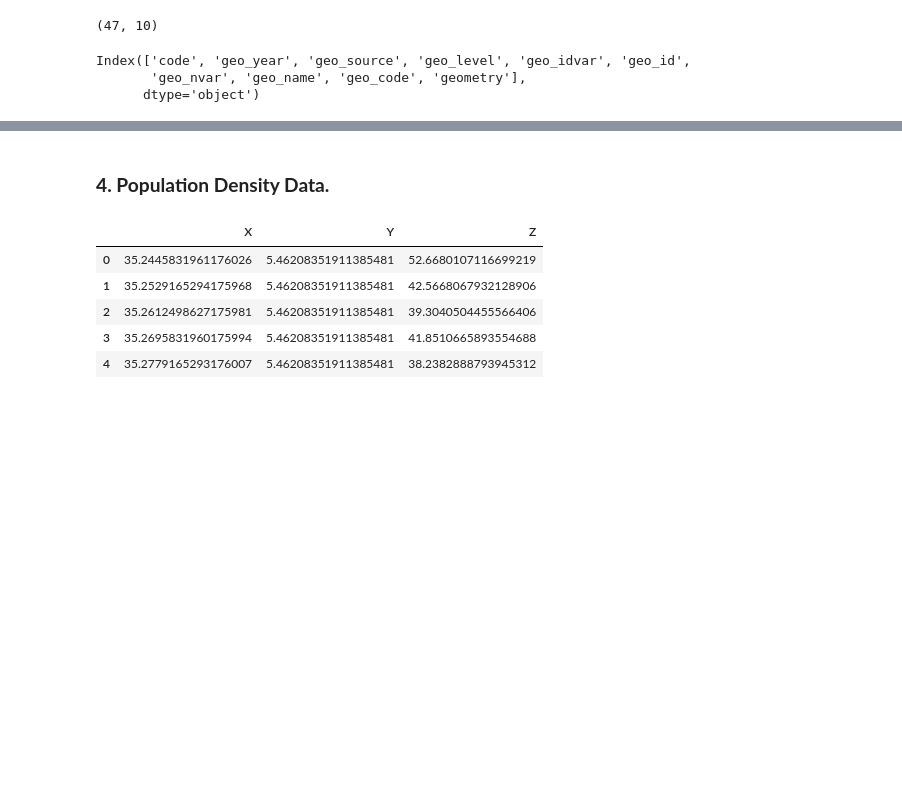
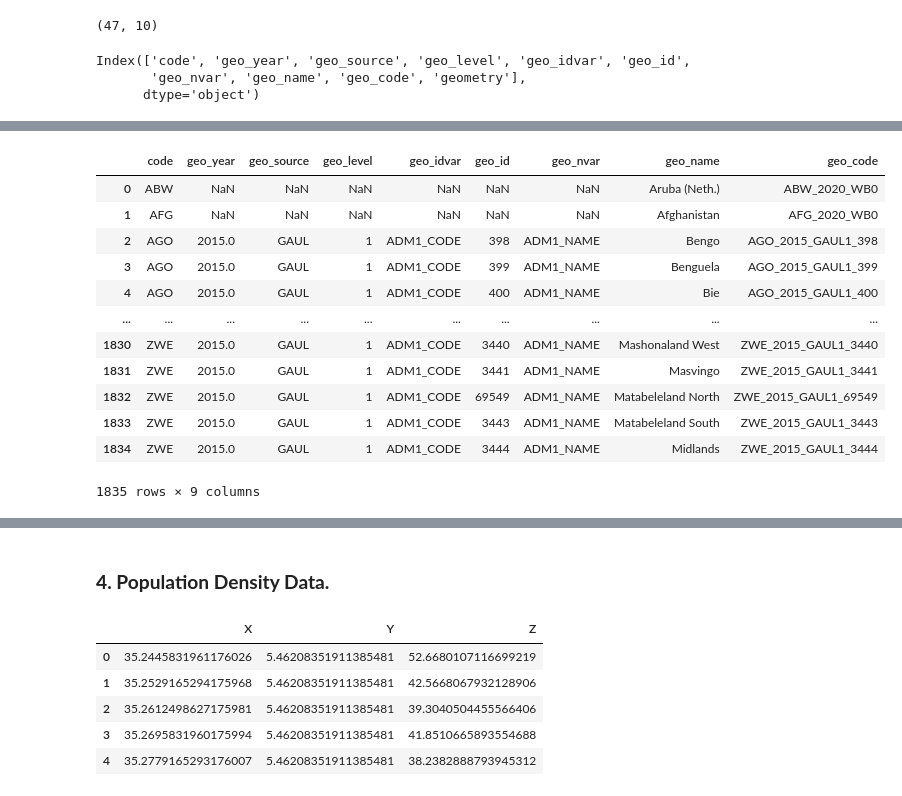
Before and after one commit to DavidGathimbaM/Energy-Access-and-Electrification-planning, a Jupyter notebook: group_workbook/Peter.ipynb, the cells around one changed output, grey strips where cells are left out. Cells and saved outputs as stored; diff of their text form; code cells hidden in the pictures; blank space fills up the shorter version.

```diff
--- a/group_workbook/Peter.ipynb
+++ b/group_workbook/Peter.ipynb
@@ -558,0 +575,22 @@ Index(['code', 'geo_year', 'geo_source', 'geo_level', 'geo_idvar', 'geo_id',
+# %%
+# Load the .dbf file
+dbf = Dbf5(r"C:\Users\User\Documents\Energy-Access-and-Electrification-planning\data\income_level_data\GSAP_AM24_2021.dbf", codec='latin-1')
+
+df = dbf.to_dataframe()
+
+# View the first few rows
+df
+# %% [output]
+|  | code | geo_year | geo_source | geo_level | geo_idvar | geo_id | geo_nvar | geo_name | geo_code |
+| 0 | ABW | NaN | NaN | NaN | NaN | NaN | NaN | Aruba (Neth.) | ABW_2020_WB0 |
+| 1 | AFG | NaN | NaN | NaN | NaN | NaN | NaN | Afghanistan | AFG_2020_WB0 |
+| 2 | AGO | 2015.0 | GAUL | 1 | ADM1_CODE | 398 | ADM1_NAME | Bengo | AGO_2015_GAUL1_398 |
+| 3 | AGO | 2015.0 | GAUL | 1 | ADM1_CODE | 399 | ADM1_NAME | Benguela | AGO_2015_GAUL1_399 |
+| 4 | AGO | 2015.0 | GAUL | 1 | ADM1_CODE | 400 | ADM1_NAME | Bie | AGO_2015_GAUL1_400 |
+| ... | ... | ... | ... | ... | ... | ... | ... | ... | ... |
+| 1830 | ZWE | 2015.0 | GAUL | 1 | ADM1_CODE | 3440 | ADM1_NAME | Mashonaland West | ZWE_2015_GAUL1_3440 |
+| 1831 | ZWE | 2015.0 | GAUL | 1 | ADM1_CODE | 3441 | ADM1_NAME | Masvingo | ZWE_2015_GAUL1_3441 |
+| 1832 | ZWE | 2015.0 | GAUL | 1 | ADM1_CODE | 69549 | ADM1_NAME | Matabeleland North | ZWE_2015_GAUL1_69549 |
+| 1833 | ZWE | 2015.0 | GAUL | 1 | ADM1_CODE | 3443 | ADM1_NAME | Matabeleland South | ZWE_2015_GAUL1_3443 |
+| 1834 | ZWE | 2015.0 | GAUL | 1 | ADM1_CODE | 3444 | ADM1_NAME | Midlands | ZWE_2015_GAUL1_3444 |
+1835 rows × 9 columns
```
Also changed, not shown: parts of 10 cells of this notebook.
